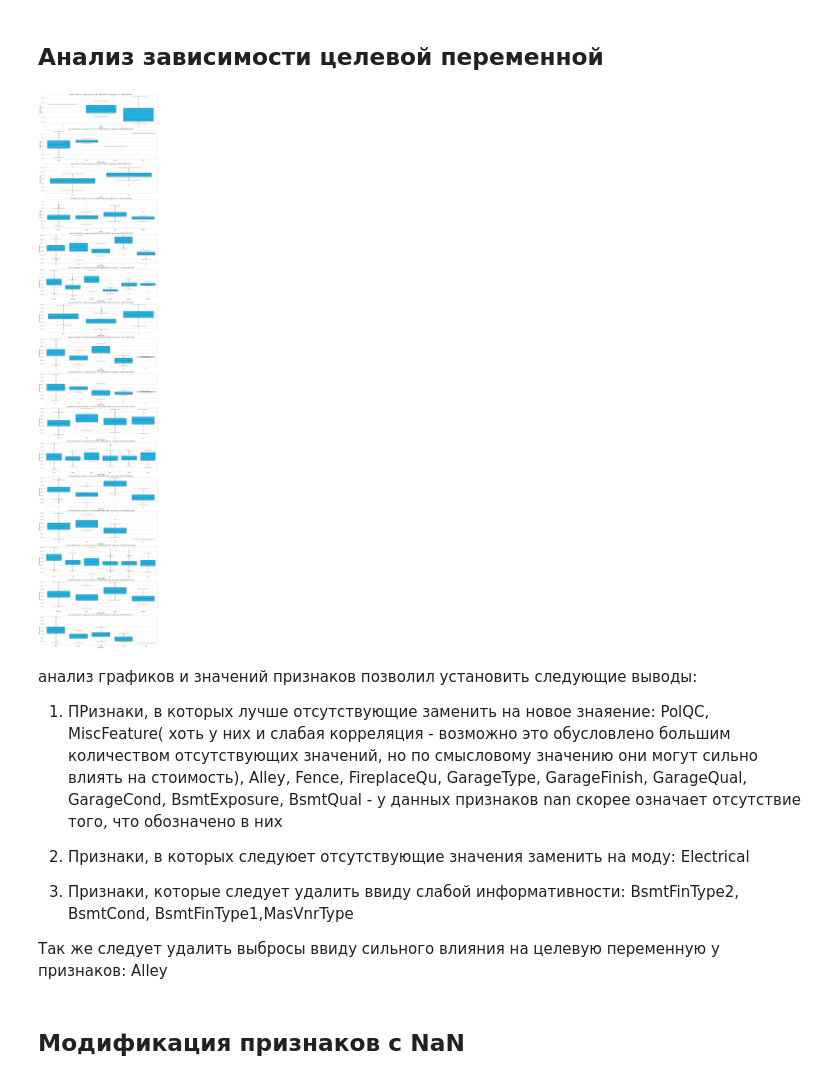
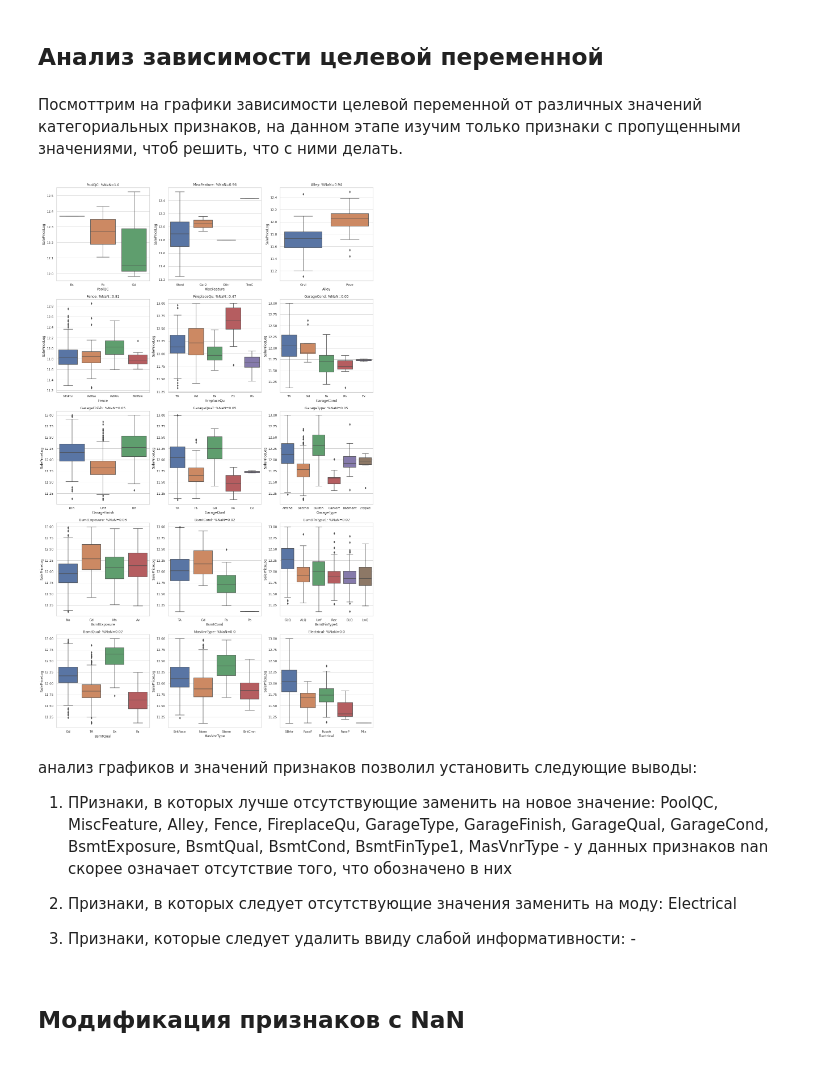
Before and after one commit to sonador88/ML_HousePricePredict, a Jupyter notebook: prg.ipynb, the cells around one changed output. Drawn from its saved outputs; the diff is of its cells as text; code cells hidden in the pictures.

Commit message:
modify EDA, correction analis of relation between categorical data, add more grafics

```diff
--- a/prg.ipynb
+++ b/prg.ipynb
@@ -274,0 +278,10 @@ numeric_cols = del_from_list(numeric_cols, new_cat_col)
+# %%
+fig, axes = plt.subplots(
+    ceil(len(train[non_numeric_cols].columns) / 3), 3, figsize=(12, 30))
+
+for y, col in enumerate(non_numeric_cols):
+    i, j = divmod(y,3)
+    axes[i,j].xaxis.set_tick_params(rotation=45)
+    sns.countplot(x = col, alpha=0.7, data=train[non_numeric_cols], ax=axes[i,j])
+
+fig.tight_layout()
@@ -274,0 +296,10 @@ numeric_cols = del_from_list(numeric_cols, new_cat_col)
+# %%
+#определяем признаки , сосредоточенныев основном у одного значения
+ColLowVal = ['Street', 'LandContour', 'Utilities', 'LandSlope', 'Condition2', 'RoofMatl', 'BsmtCond',\
+             'BsmtFinType2', 'Heating', 'CentralAir', 'Electrical', 'Functional', 'GarageQual', 'GarageCond', 'MiscFeature']
+# %%
+#теперь построим графики, демонстрирующие зависимость целевой переменной от признака с пустыми значениями
+fig, ax = plt.subplots(ceil(len(ColLowVal)/3), 3, figsize=(20,30))
+for y, col in enumerate(ColLowVal):
+    i, j = divmod(y, 3)
+    sns.boxplot(x=col, y='SalePriceLog', data=train, ax=ax[i,j])
@@ -275,36 +314,42 @@ numeric_cols = del_from_list(numeric_cols, new_cat_col)
+# %%
+ColForDel = ['Street', 'LandContour', 'Utilities', 'LandSlope', 'BsmtFinType2']
+
+train.drop(columns=ColForDel, axis=1, inplace=True)
+
+#и удалить из массива с категориальными столбцами
+non_numeric_cols = del_from_list(non_numeric_cols, ColForDel)
 # %% [markdown]
 Проверим, как разные значения категориальных признаков с отсутствующими значениями будут влиять на целевую переменную + <b>заменим отсутствующие значения</b>
 # %% [markdown]
 ##  Анализ зависимости целевой переменной
+# %% [markdown]
+Посмоттрим на графики зависимости целевой переменной от различных значений категориальных признаков, на данном этапе изучим только признаки с пропущенными значениями, чтоб решить, что с ними делать.
 # %%
-df_col_with_null = pd.DataFrame(columns=['col','corr', 'num_null'])
+df_col_with_null = pd.DataFrame(columns=['col', 'num_null'])
 #получаем все категорифльные перменные, в которых есть пропуски
 col_all = train[non_numeric_cols].isna().sum()
 col_all = col_all[col_all>0].index.to_list()
 
 #обходим их и строим графики влияния на целевую перменную
 for col in col_all:
-    corr = train.SalePriceLog.corr(train[col], method='spearman')
     num_null = train[col].isna().sum()
-    df_col_with_null.loc[len(df_col_with_null)] = [col, corr, num_null]
+    df_col_with_null.loc[len(df_col_with_null)] = [col, num_null]
 
 #теперь построим графики, демонстрирующие зависимость целевой переменной от признака с пустыми значениями
-fig,ax = plt.subplots(len(df_col_with_null), figsize=(20,100))
-for i, el in enumerate(df_col_with_null.sort_values(by=['num_null'], ascending=False).values):
-    sns.boxplot(x=el[0], y='SalePriceLog', data=train, ax=ax[i], color="deepskyblue")
-    #print(el[0])
-    ax[i].set_title('Признак ' + el[0] + ', % нулевых значений=' + str(el[2]/train.shape[0]) + ', корреляция: ' + str(el[1]))
+fig, ax = plt.subplots(ceil(len(df_col_with_null)/3), 3, figsize=(20,35))
+for y, el in enumerate(df_col_with_null.sort_values(by=['num_null'], ascending=False).values):
+    i, j = divmod(y, 3)
+    sns.boxplot(x=el[0], y='SalePriceLog', data=train, ax=ax[i,j])
+    ax[i,j].set_title('' + el[0] + ': %NaN=' + str(round(el[1]/train.shape[0],2)))
 # %% [output]
-[figure, old version]
+[figure, new version]
 # %% [markdown]
 анализ графиков и значений признаков позволил установить следующие выводы:
-1. ПРизнаки, в которых лучше отсутствующие заменить на новое знаяение: PolQC, MiscFeature( хоть у них и слабая корреляция - возможно это обусловлено большим количеством отсутствующих значений, но по смысловому значению они могут сильно влиять на стоимость), Alley, Fence, FireplaceQu, GarageType, GarageFinish, GarageQual, GarageCond, BsmtExposure, BsmtQual - у данных признаков nan скорее означает отсутствие того, что обозначено в них
+1. ПРизнаки, в которых лучше отсутствующие заменить на новое значение: PoolQC, MiscFeature, Alley, Fence, FireplaceQu, GarageType, GarageFinish, GarageQual, GarageCond, BsmtExposure, BsmtQual, BsmtCond, BsmtFinType1, MasVnrType - у данных признаков nan скорее означает отсутствие того, что обозначено в них
 
-2. Признаки, в которых следуюет отсутствующие значения заменить на моду:  Electrical
+2. Признаки, в которых следует отсутствующие значения заменить на моду:  Electrical
 
-3. Признаки, которые следует удалить ввиду слабой информативности: BsmtFinType2, BsmtCond, BsmtFinType1,MasVnrType
-
-Так же следует удалить выбросы ввиду сильного влияния на целевую переменную у признаков: Alley
+3. Признаки, которые следует удалить ввиду слабой информативности:  -
 # %% [markdown]
 ## Модификация признаков с NaN
 # %%
```
Also changed, not shown: parts of 117 cells of this notebook.
